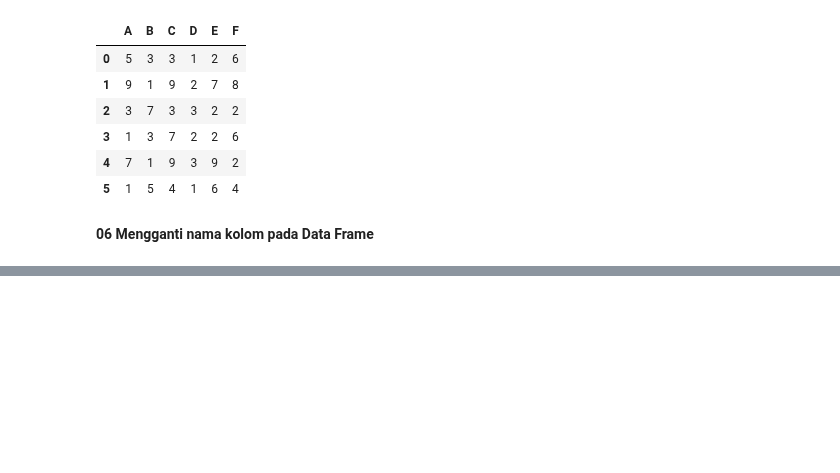
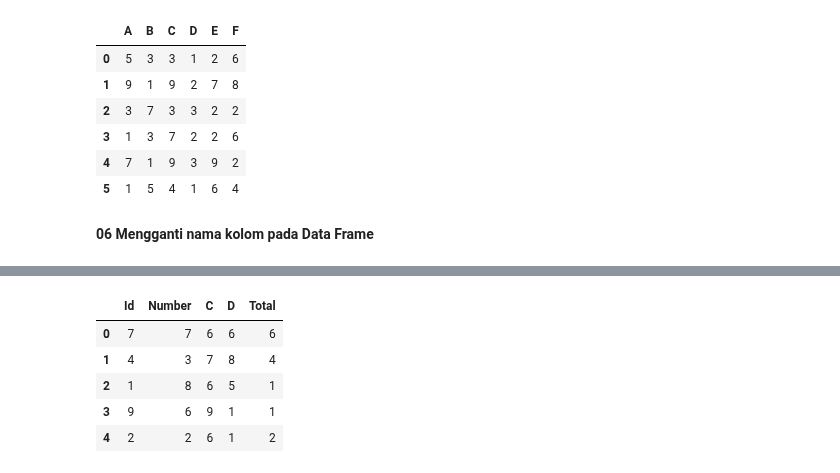
Before and after one commit to Edy-Mochamad/Learn-jupyter-notebook, a Jupyter notebook: pandas.ipynb, the cells around one changed output, grey strips where cells are left out. Saved outputs shown, nothing was run; the diff lists cells and outputs as text; code cells hidden in the pictures; blank space fills up the shorter version.

```diff
--- a/pandas.ipynb
+++ b/pandas.ipynb
@@ -279,0 +305,10 @@ df.loc[::-1].reset_index(drop = True)
+# %%
+#contoh untuk perubahan label pada banyak kolom
+df.rename(columns = {'A':'Id', 'B':'Number', 'E':'Total'})
+# %% [output]
+|  | Id | Number | C | D | Total |
+| 0 | 7 | 7 | 6 | 6 | 6 |
+| 1 | 4 | 3 | 7 | 8 | 4 |
+| 2 | 1 | 8 | 6 | 5 | 1 |
+| 3 | 9 | 6 | 9 | 1 | 1 |
+| 4 | 2 | 2 | 6 | 1 | 2 |
```
Also changed, not shown: parts of 3 cells of this notebook.
